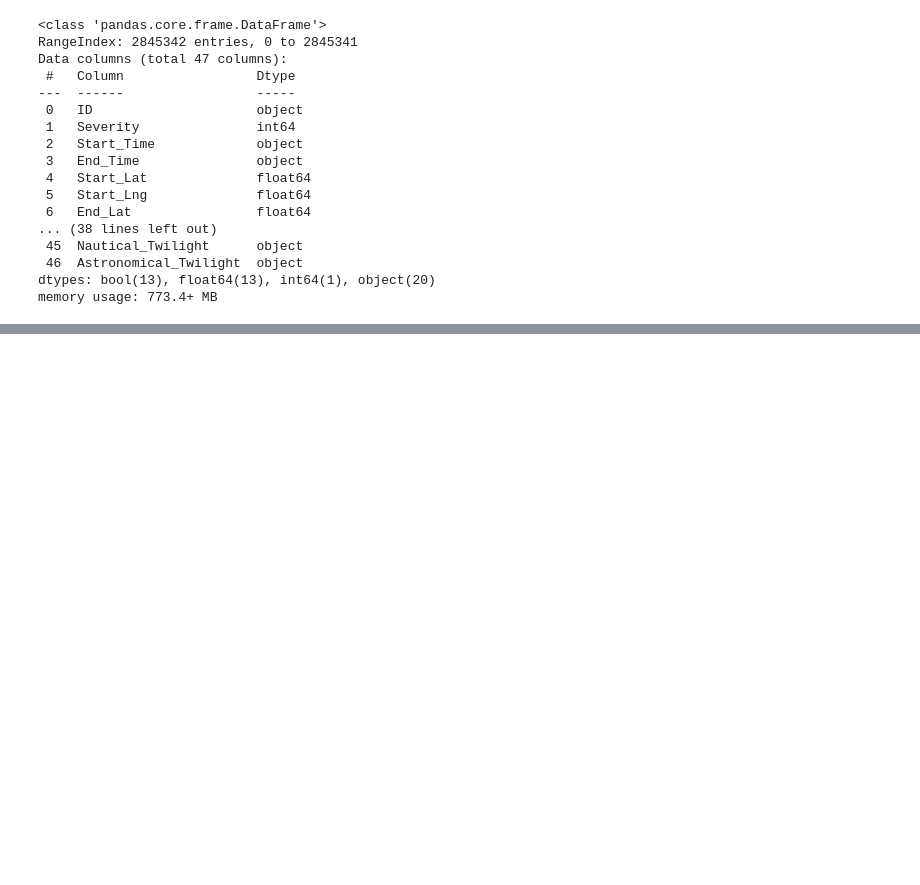
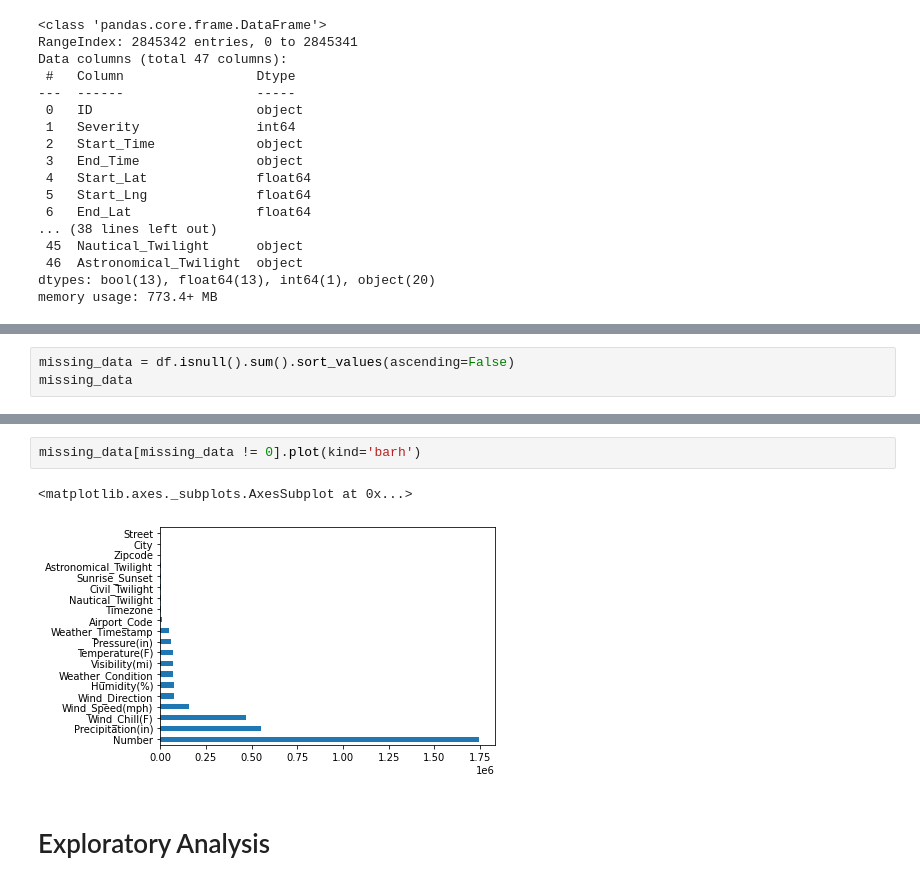
Before and after one commit to PranaySharma20/JS-Input, a Jupyter notebook: us_project1.ipynb, the cells around one changed output, grey strips where cells are left out. Cells and saved outputs as stored; diff of their text form; blank space fills up the shorter version.

```diff
--- a/us_project1.ipynb
+++ b/us_project1.ipynb
@@ -77,0 +101,3 @@ memory usage: 773.4+ MB
+# %%
+missing_data = df.isnull().sum().sort_values(ascending=False)
+missing_data
@@ -77,0 +122,7 @@ memory usage: 773.4+ MB
+# %%
+missing_data[missing_data != 0].plot(kind='barh')
+# %% [output]
+<matplotlib.axes._subplots.AxesSubplot at 0x...>
+[figure, added]
+# %% [markdown]
+# Exploratory Analysis
```
Also changed, not shown: parts of 27 cells of this notebook.
